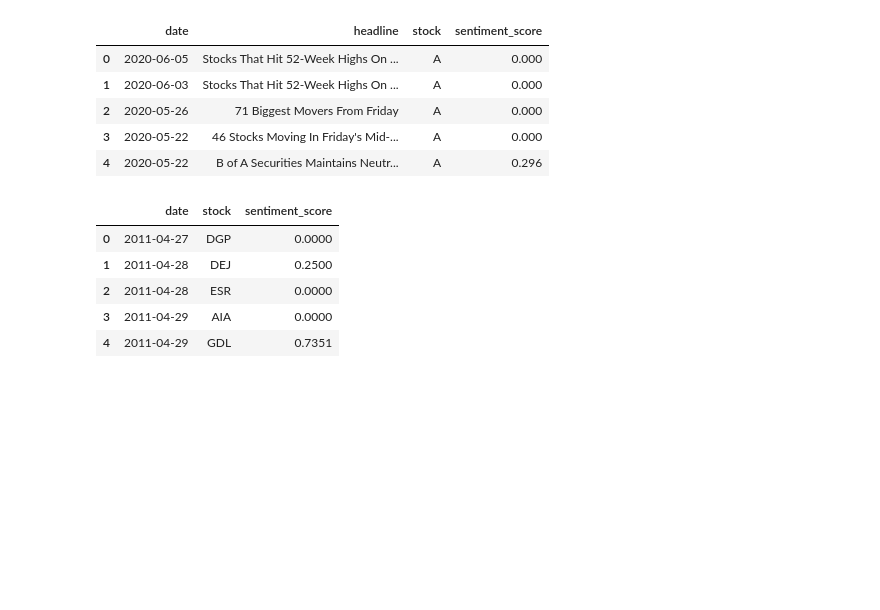
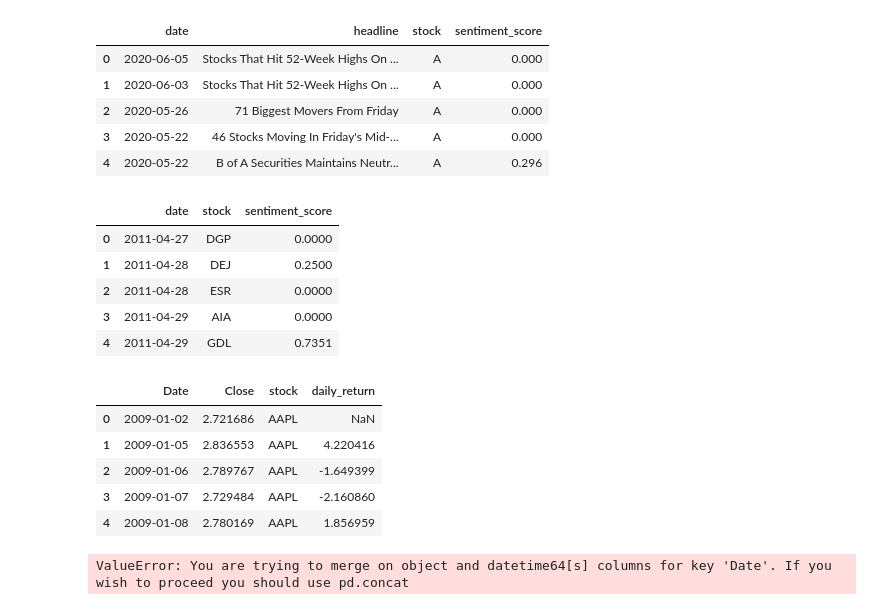
Before and after one commit to Bilen189/nova-financial-analysis-week1, a Jupyter notebook: notebooks/task3_sentiment_analysis.ipynb, the cells around one changed output. Drawn from its saved outputs; the diff is of its cells as text; code cells hidden in the pictures; blank space fills up the shorter version.

```diff
--- a/notebooks/task3_sentiment_analysis.ipynb
+++ b/notebooks/task3_sentiment_analysis.ipynb
@@ -162,3 +162,25 @@ daily_sentiment.head()
 | 2 | 2011-04-28 | ESR | 0.0000 |
 | 3 | 2011-04-29 | AIA | 0.0000 |
 | 4 | 2011-04-29 | GDL | 0.7351 |
+# %%
+stock_df['daily_return'] = stock_df.groupby('stock')['Close'].pct_change() * 100
+stock_df.head()
+# %% [output]
+|  | Date | Close | stock | daily_return |
+| 0 | 2009-01-02 | 2.721686 | AAPL | NaN |
+| 1 | 2009-01-05 | 2.836553 | AAPL | 4.220416 |
+| 2 | 2009-01-06 | 2.789767 | AAPL | -1.649399 |
+| 3 | 2009-01-07 | 2.729484 | AAPL | -2.160860 |
+| 4 | 2009-01-08 | 2.780169 | AAPL | 1.856959 |
+# %%
+merged = pd.merge(
+    stock_df,
+    daily_sentiment,
+    left_on=['Date', 'stock'],
+    right_on=['date', 'stock'],
+    how='inner'
+)
+
+merged.head()
+# %% [output]
+ValueError: You are trying to merge on object and datetime64[s] columns for key 'Date'. If you wish to proceed you should use pd.concat
```
Also changed, not shown: parts of 8 cells of this notebook.
